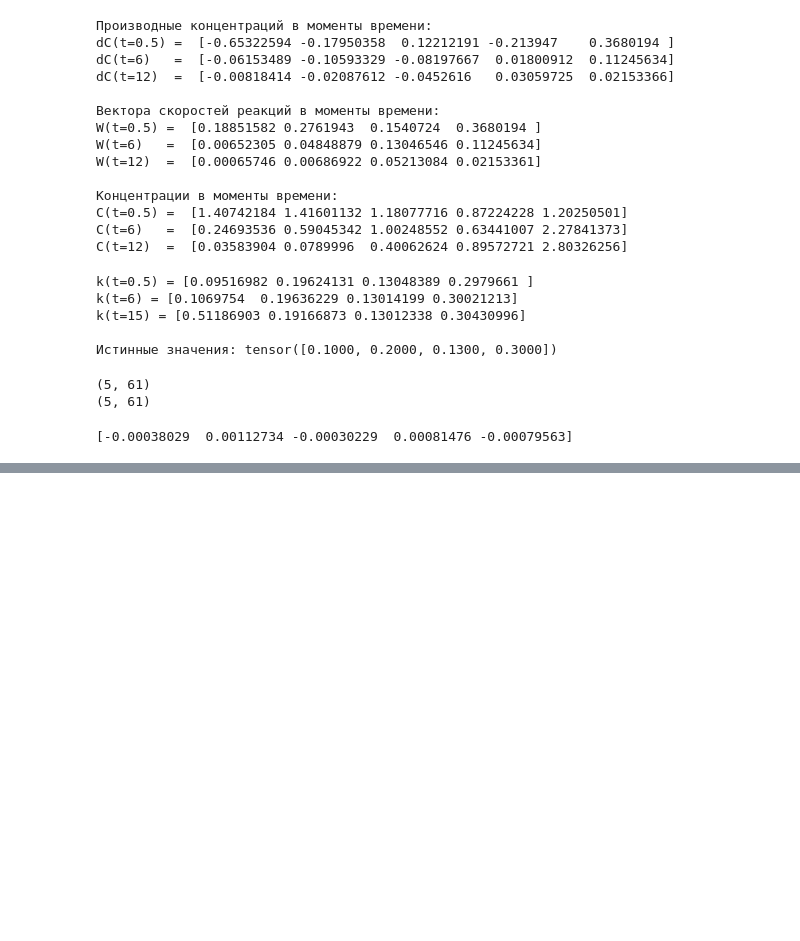
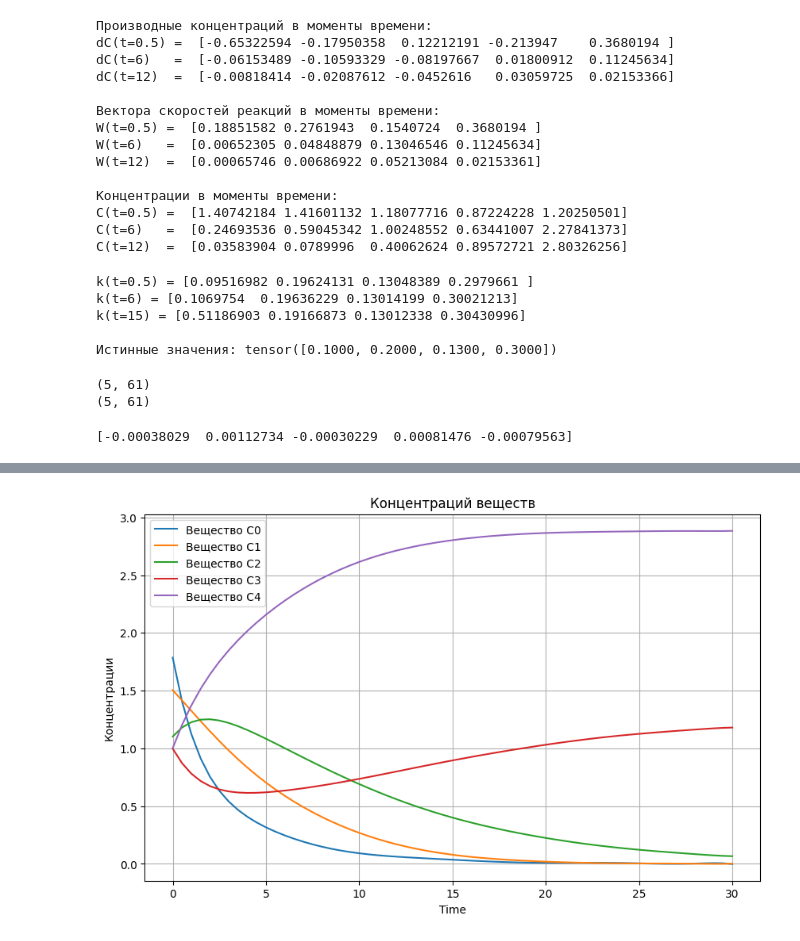
Before and after one commit to Lirik-17/Chemistry, a Jupyter notebook: My_chem_gen/For tests.ipynb, the cells around one changed output, grey strips where cells are left out. Saved outputs shown, nothing was run; the diff lists cells and outputs as text; code cells hidden in the pictures; blank space fills up the shorter version.

```diff
--- a/My_chem_gen/For tests.ipynb
+++ b/My_chem_gen/For tests.ipynb
@@ -360,7 +361,7 @@ fig = go.Figure()
 for i in range(N_SUBSTANCE):
     fig.add_trace(go.Scatter(
         x=tsteps,
-        y=dydt_eval[i] - dydt_pred[i],
+        y=dCdt_values[i] - dCdt_pred[i],
         mode='lines',
         name=f'Приращение C{i}'
     ))
@@ -388,7 +389,7 @@ dt = tsteps[1] - tsteps[0]  # Предполагаем, что шаг одина
 # Добавляем спектры для каждого вещества
 for i, coeffs in enumerate(reaction_poly_derivatives):
     y = np.polyval(coeffs[::-1], tsteps)  # Вычисляем значения полинома
-    signal = dydt_eval[i] - y  # Исходный сигнал (разность производных)
+    signal = dCdt_values[i] - y  # Исходный сигнал (разность производных)
 
     # Применяем БПФ (FFT)
     fft_values = np.fft.fft(signal)
@@ -484,0 +486,2 @@ print(f"Медиана ошибки: {median_value:.6f}")
+# %%
+matrix_transformations = np.linalg.inv(MATR @ MATR.T) @ MATR
@@ -603,0 +623,18 @@ print(np.linalg.inv(MATR @ MATR.T) @ MATR)
+# %%
+for i, val in enumerate(tsteps):
+    W = matrix_transformations @ dCdt_pred.T[i]
+    C = CONC_VALUES[:, i]
+    result = np.prod(C ** MATR_PLUS, axis=1)
+
+    W_pred[:, i] = W
+    C_pred[:, i] = C
+    k_pred[:, i] = W / result  # Заполняем i-й столбец матрицы k_pred
+
+for i, val in enumerate(tsteps):
+    W = matrix_transformations @ dCdt_values.T[i]
+    C = CONC_VALUES[:, i]
+    result = np.prod(C ** MATR_PLUS, axis=1)
+
+    W_values[:, i] = W
+    C_values[:, i] = C
+    k_values[:, i] = W / result  # Заполняем i-й столбец матрицы k_eval
@@ -682,0 +785,21 @@ print(dydt_eval[:, 5] - dydt_pred[:, 5])
+# %%
+conc_pred = np.zeros_like(dCdt_values)      # Будущая матрица концентраций
+
+# Построение графиков
+plt.figure(figsize=(10, 6))
+
+for i, coeffs in enumerate(reaction_poly_coeffs):
+    y = np.polyval(coeffs[::-1], tsteps)  # Вычисляем значения полинома
+    conc_pred[i, :] = y
+
+    # Вывод на график
+    plt.plot(tsteps, conc_pred[i], label=f'Вещество C{i}')
+
+plt.xlabel('Time')
+plt.ylabel('Концентрации')
+plt.title('Концентраций веществ')
+plt.legend()
+plt.grid()
+plt.show()
+# %% [output]
+[figure, added]
```
Also changed, not shown: parts of 33 cells of this notebook.
